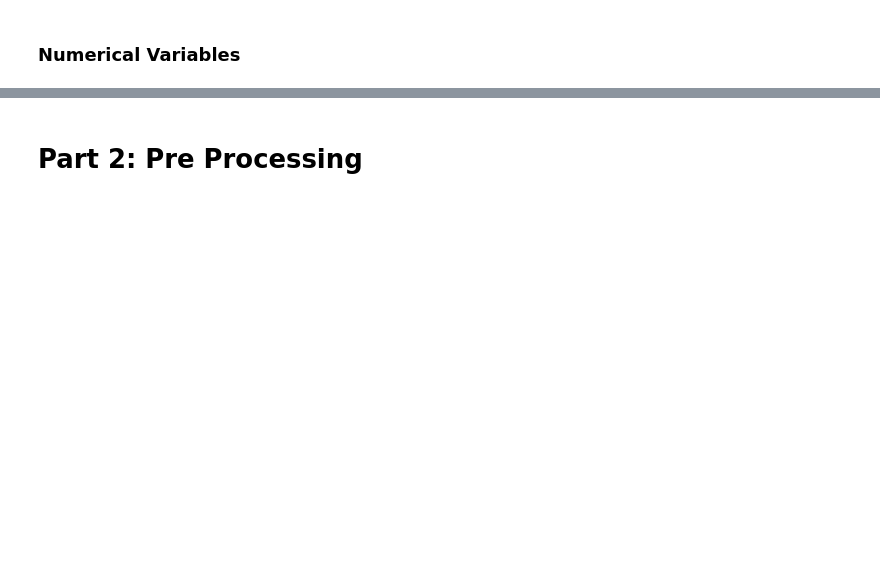
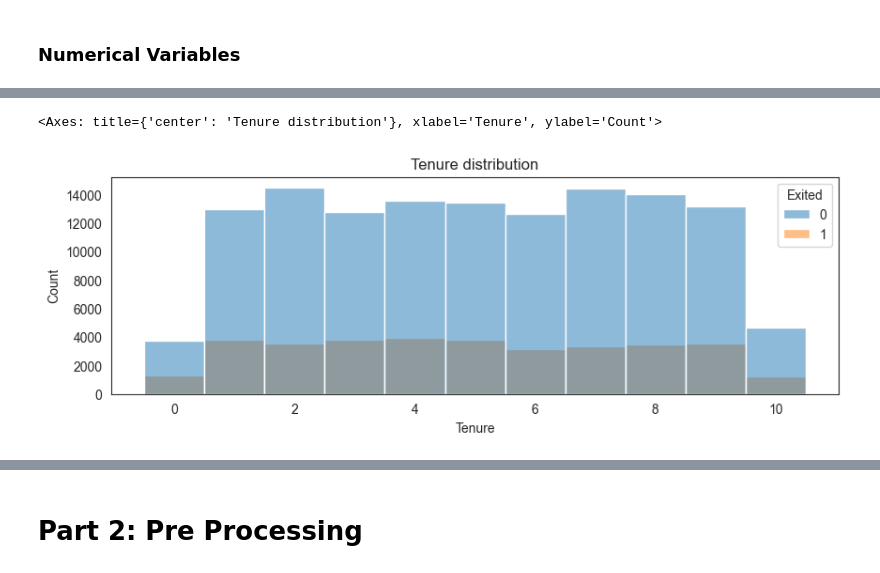
Before and after one commit to fernandohitmas/unstructured_data_mining, a Jupyter notebook: scripts/activity1.ipynb, the cells around one changed output, grey strips where cells are left out. Cells and saved outputs as stored; diff of their text form; code cells hidden in the pictures; blank space fills up the shorter version.

```diff
--- a/scripts/activity1.ipynb
+++ b/scripts/activity1.ipynb
@@ -130,0 +161,7 @@ Text(0.5, 1.0, 'Gender Distribution')
+# %%
+plt.subplots(figsize=(10,3))
+plt.title('Tenure distribution')
+sns.histplot(train, x= 'Tenure', hue='Exited', discrete=True)
+# %% [output]
+<Axes: title={'center': 'Tenure distribution'}, xlabel='Tenure', ylabel='Count'>
+[figure, added]
```
Also changed, not shown: parts of 14 cells of this notebook.
